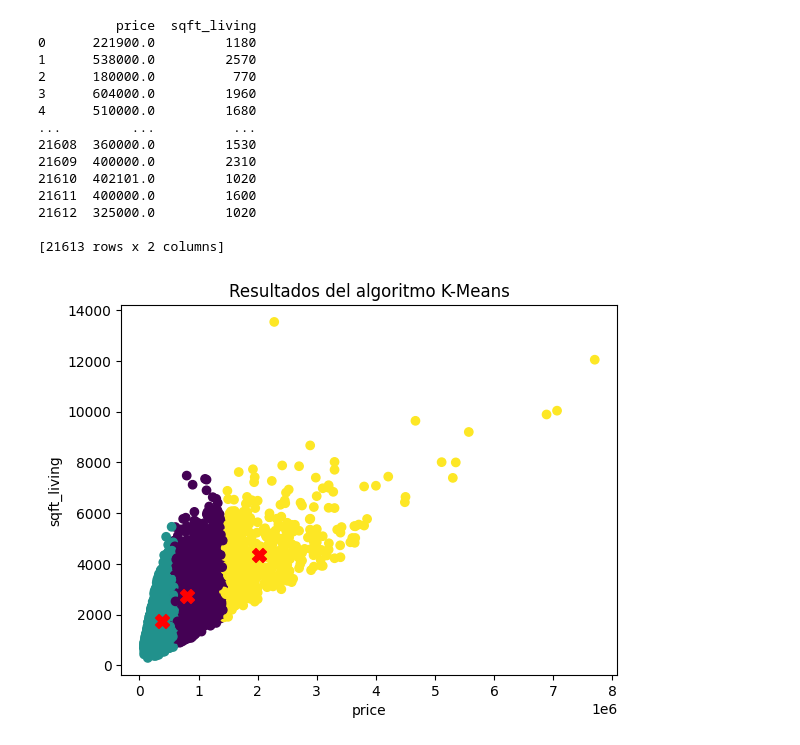
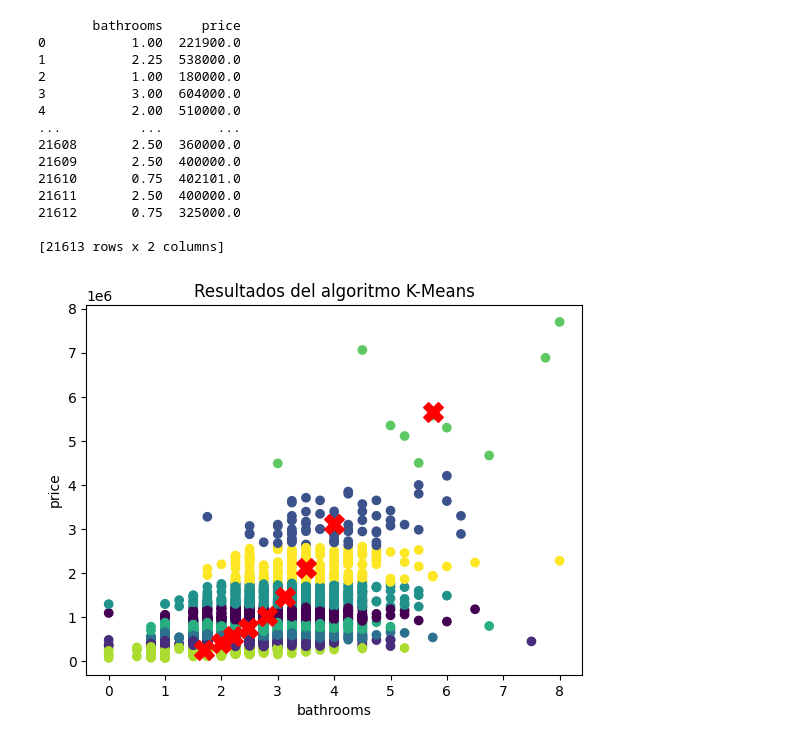
Before and after one commit to oliver092377/Algoritmo-K-Means, a Jupyter notebook: K_Means.ipynb, the cells around one changed output. Drawn from its saved outputs; the diff is of its cells as text; code cells hidden in the pictures.

```diff
--- a/K_Means.ipynb
+++ b/K_Means.ipynb
@@ -8,28 +8,28 @@ archivo_csv = '/content/kc_house_data.csv'  # La ruta de tu archivo CSV
 datos = pd.read_csv(archivo_csv)
 # %%
 # Extraer dos columnas de datos
-columna1 = 'price'  # Precio
-columna2 = 'sqft_living'  #  área habitable de una casa, expresada en pies cuadrados
+columna1 = 'bathrooms'  # Precio
+columna2 = 'price'  #  área habitable de una casa, expresada en pies cuadrados
 datos_a_usar = datos[[columna1, columna2]]
 print(datos_a_usar)
 # %% [output]
-          price  sqft_living
-0      221900.0         1180
-1      538000.0         2570
-2      180000.0          770
-3      604000.0         1960
-4      510000.0         1680
-...         ...          ...
-21608  360000.0         1530
-21609  400000.0         2310
-21610  402101.0         1020
-21611  400000.0         1600
-21612  325000.0         1020
+       bathrooms     price
+0           1.00  221900.0
+1           2.25  538000.0
+2           1.00  180000.0
+3           3.00  604000.0
+4           2.00  510000.0
+...          ...       ...
+21608       2.50  360000.0
+21609       2.50  400000.0
+21610       0.75  402101.0
+21611       2.50  400000.0
+21612       0.75  325000.0
 
 [21613 rows x 2 columns]
 # %%
 # Aplicar el algoritmo K-Means
-numero_clusters = 3  # Puedes ajustar este valor
+numero_clusters = 9  # Puedes ajustar este valor
 kmeans = KMeans(n_clusters=numero_clusters)
 kmeans.fit(datos_a_usar)
 etiquetas = kmeans.predict(datos_a_usar)
@@ -37,10 +37,10 @@ centroides = kmeans.cluster_centers_
 # %%
 # Visualizar los resultados
 plt.scatter(datos_a_usar[columna1], datos_a_usar[columna2], c=etiquetas, cmap='viridis')
-plt.scatter(centroides[:, 0], centroides[:, 1], marker='X', s=100, c='red')
+plt.scatter(centroides[:, 0], centroides[:, 1], marker='X', s=200, c='red')
 plt.xlabel(columna1)
 plt.ylabel(columna2)
 plt.title('Resultados del algoritmo K-Means')
 plt.show()
 # %% [output]
-[figure, old version]
+[figure, new version]
```
